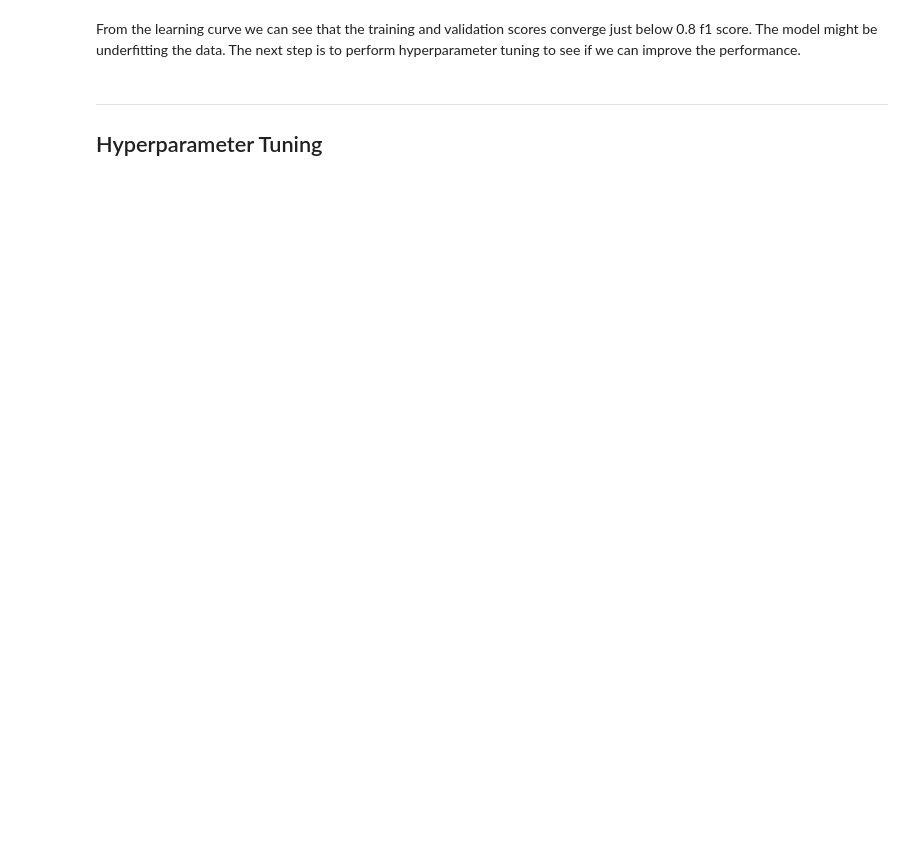
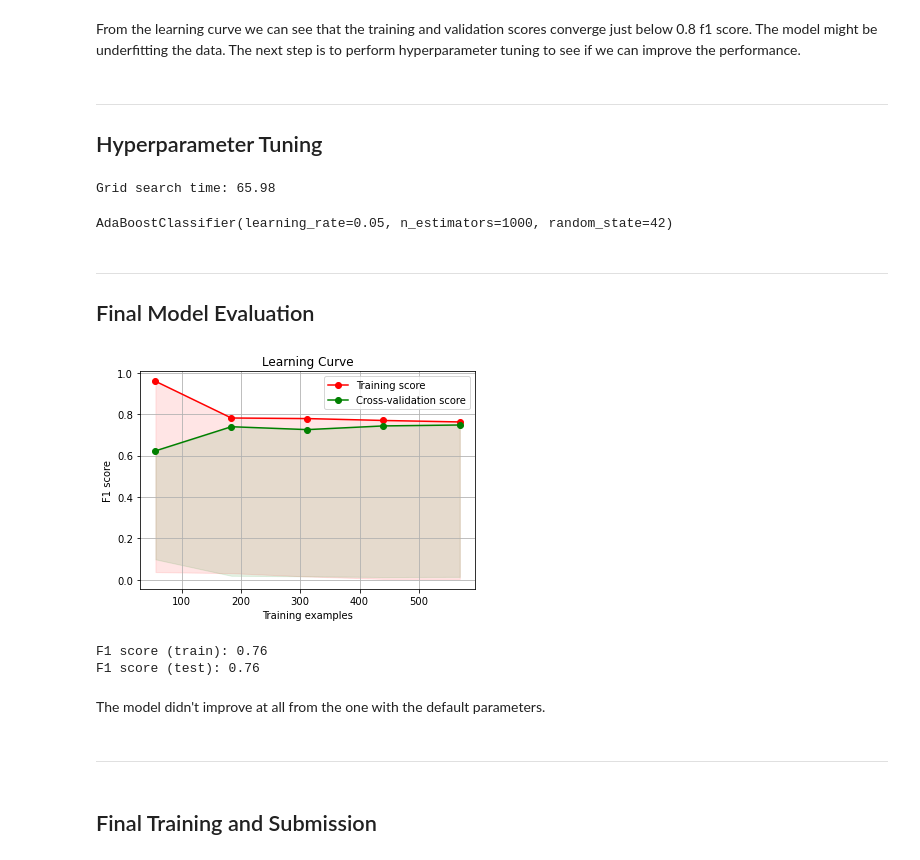
Before and after one commit to alexgeorgousis/titanic-ML, a Jupyter notebook: report.ipynb, the cells around one changed output. Drawn from its saved outputs; the diff is of its cells as text; code cells hidden in the pictures; blank space fills up the shorter version.

```diff
--- a/report.ipynb
+++ b/report.ipynb
@@ -280,0 +283,2 @@ plt.show()
+# %%
+plot_learning_curve(chosen_model)
@@ -283,3 +289,41 @@ From the learning curve we can see that the training and validation scores conve
 # %% [markdown]
 ---
 ## Hyperparameter Tuning
+# %%
+parameters = {"n_estimators": [50, 100, 200, 500, 1000], "learning_rate": [0.001, 0.05, 0.1, 0.5, 1.0]}
+# %%
+import time
+start = time.time()
+grid_search = GridSearchCV(chosen_model, param_grid=parameters, scoring=make_scorer(f1_score))
+grid_fit = grid_search.fit(X_train, y_train)
+end = time.time()
+print("Grid search time: {:2.2f}s".format(end-start))
+# %% [output]
+Grid search time: 65.98
+# %%
+# Print the best model
+best_clf = grid_fit.best_estimator_
+print(best_clf)
+# %% [output]
+AdaBoostClassifier(learning_rate=0.05, n_estimators=1000, random_state=42)
+# %% [markdown]
+---
+## Final Model Evaluation
+# %%
+# Learning curve
+plot_learning_curve(best_clf)
+# %% [output]
+[figure, added]
+# %%
+f1_train, f1_test = train_predict(best_clf)
+print("F1 score (train): {:0.2f}".format(f1_train))
+print("F1 score (test): {:0.2f}".format(f1_test))
+# %% [output]
+F1 score (train): 0.76
+F1 score (test): 0.76
+# %% [markdown]
+The model didn't improve at all from the one with the default parameters.
+# %% [markdown]
+---
+# %% [markdown]
+## Final Training and Submission
```
Also changed, not shown: parts of 11 cells of this notebook.
